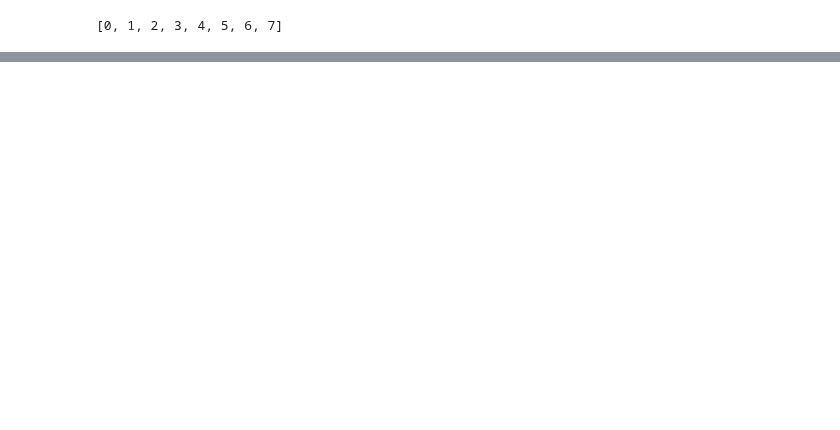
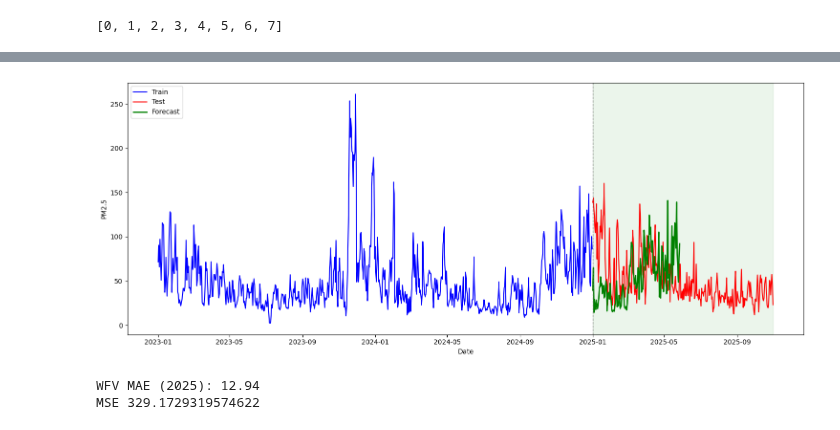
Before and after one commit to HoangHumg1210/Air_Quality-Analysis_HN, a Jupyter notebook: src/Models.ipynb, the cells around one changed output, grey strips where cells are left out. Saved outputs shown, nothing was run; the diff lists cells and outputs as text; code cells hidden in the pictures; blank space fills up the shorter version.

```diff
--- a/src/Models.ipynb
+++ b/src/Models.ipynb
@@ -245,0 +367,43 @@ plt.show()
+# %%
+plt.figure(figsize=(15,6))
+ax = plt.gca()
+
+# --- PLOT TRAIN ---
+ax.plot(df_pm25.index, df_pm25.values, label='Train', color='blue', linewidth=1.5)
+# --- PLOT TEST ---
+ax.plot(df_pm25_test.index, df_pm25_test.values,label='Test', color='red', linewidth=1.5)
+
+df_pm25_pred_wfv = df_pm25_pred_wfv.copy()
+df_pm25_pred_wfv.index = df_pm25_test.index[:len(df_pm25_pred_wfv)]
+
+# --- PLOT FORECAST ---
+ax.plot(df_pm25_pred_wfv.index, df_pm25_pred_wfv.values, label='Forecast', color='green', linewidth=2)
+
+
+# --- Gạch đường phân cách Train/Test ---
+split = df_pm25_test.index[0]
+ax.axvline(split, color='gray', linestyle='--', linewidth=1)
+
+# --- Tô màu vùng Test ---
+ax.axvspan(df_pm25_test.index[0],
+           df_pm25_test.index[-1],
+           color='green', alpha=0.08)
+
+# --- Custom ---
+# plt.title(f"ARIMA(7,0,2) - Walk-Forward Forecast\nTest MAE = {mae_wfv:.2f}",
+#           fontsize=14)
+plt.xlabel("Date")
+plt.ylabel("PM2.5")
+plt.legend()
+plt.tight_layout()
+plt.show()
+# %% [output]
+[figure, added]
+# %%
+mae_wfv = mean_absolute_error(y_test, y_pred)
+print("WFV MAE (2025):", round(mae_wfv, 2))
+mse_wfv = mean_squared_error(y_test, y_pred)
+print(f'MSE {mse_wfv}') ######
+# %% [output]
+WFV MAE (2025): 12.94
+MSE 329.1729319574622
```
Also changed, not shown: parts of 28 cells of this notebook, 20 other files.
